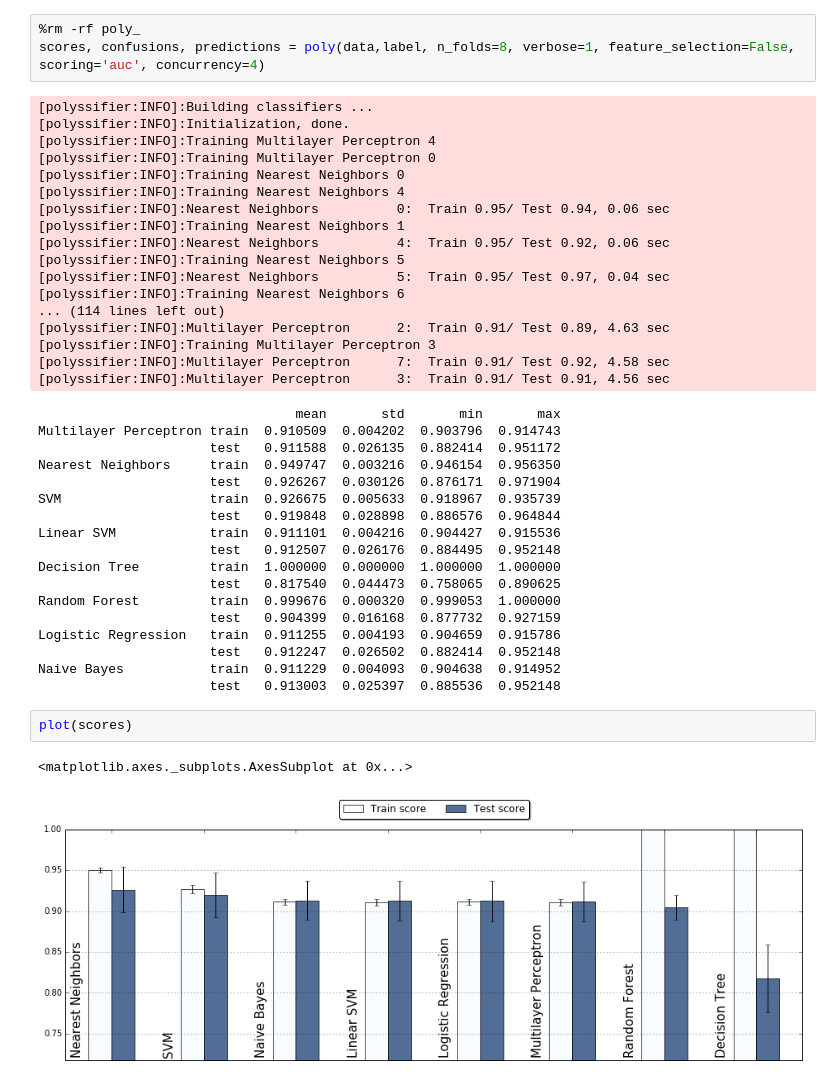
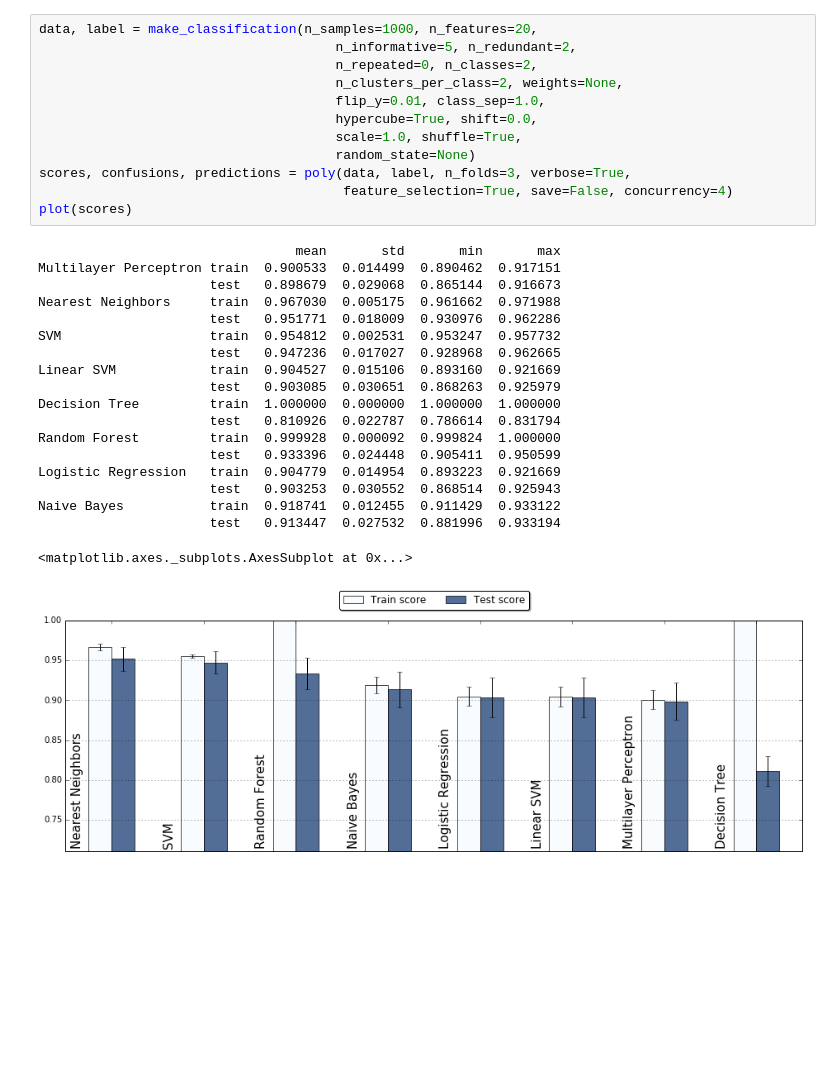
Before and after one commit to alvarouc/polyssifier, a Jupyter notebook: sample/example.ipynb, the cells around one changed output. Saved outputs shown, nothing was run; the diff lists cells and outputs as text; blank space fills up the shorter version.

```diff
--- a/sample/example.ipynb
+++ b/sample/example.ipynb
@@ -24,46 +30,35 @@ Using Theano backend.
-# %%
-%rm -rf poly_
-scores, confusions, predictions = poly(data,label, n_folds=8, verbose=1, feature_selection=False, scoring='auc', concurrency=4)
-# %% [output]
-[polyssifier:INFO]:Building classifiers ...
-[polyssifier:INFO]:Initialization, done.
-[polyssifier:INFO]:Training Multilayer Perceptron 4
-[polyssifier:INFO]:Training Multilayer Perceptron 0
-[polyssifier:INFO]:Training Nearest Neighbors 0
-[polyssifier:INFO]:Training Nearest Neighbors 4
-[polyssifier:INFO]:Nearest Neighbors          0:  Train 0.95/ Test 0.94, 0.06 sec
-[polyssifier:INFO]:Training Nearest Neighbors 1
-[polyssifier:INFO]:Nearest Neighbors          4:  Train 0.95/ Test 0.92, 0.06 sec
-[polyssifier:INFO]:Training Nearest Neighbors 5
-[polyssifier:INFO]:Nearest Neighbors          5:  Train 0.95/ Test 0.97, 0.04 sec
-[polyssifier:INFO]:Training Nearest Neighbors 6
-... (114 lines left out)
-[polyssifier:INFO]:Multilayer Perceptron      2:  Train 0.91/ Test 0.89, 4.63 sec
-[polyssifier:INFO]:Training Multilayer Perceptron 3
-[polyssifier:INFO]:Multilayer Perceptron      7:  Train 0.91/ Test 0.92, 4.58 sec
-[polyssifier:INFO]:Multilayer Perceptron      3:  Train 0.91/ Test 0.91, 4.56 sec
-                                 mean       std       min       max
-Multilayer Perceptron train  0.910509  0.004202  0.903796  0.914743
-                      test   0.911588  0.026135  0.882414  0.951172
-Nearest Neighbors     train  0.949747  0.003216  0.946154  0.956350
-                      test   0.926267  0.030126  0.876171  0.971904
-SVM                   train  0.926675  0.005633  0.918967  0.935739
-                      test   0.919848  0.028898  0.886576  0.964844
-Linear SVM            train  0.911101  0.004216  0.904427  0.915536
-                      test   0.912507  0.026176  0.884495  0.952148
-Decision Tree         train  1.000000  0.000000  1.000000  1.000000
-                      test   0.817540  0.044473  0.758065  0.890625
-Random Forest         train  0.999676  0.000320  0.999053  1.000000
-                      test   0.904399  0.016168  0.877732  0.927159
-Logistic Regression   train  0.911255  0.004193  0.904659  0.915786
-                      test   0.912247  0.026502  0.882414  0.952148
-Naive Bayes           train  0.911229  0.004093  0.904638  0.914952
-                      test   0.913003  0.025397  0.885536  0.952148
-# %%
-plot(scores)
-# %% [output]
-<matplotlib.axes._subplots.AxesSubplot at 0x...>
-[figure, removed]
+# %%
+data, label = make_classification(n_samples=1000, n_features=20,
+                                      n_informative=5, n_redundant=2,
+                                      n_repeated=0, n_classes=2,
+                                      n_clusters_per_class=2, weights=None,
+                                      flip_y=0.01, class_sep=1.0,
+                                      hypercube=True, shift=0.0,
+                                      scale=1.0, shuffle=True,
+                                      random_state=None)
+scores, confusions, predictions = poly(data, label, n_folds=3, verbose=True,
+                                       feature_selection=True, save=False, concurrency=4)
+plot(scores)
+# %% [output]
+                                 mean       std       min       max
+Multilayer Perceptron train  0.900533  0.014499  0.890462  0.917151
+                      test   0.898679  0.029068  0.865144  0.916673
+Nearest Neighbors     train  0.967030  0.005175  0.961662  0.971988
+                      test   0.951771  0.018009  0.930976  0.962286
+SVM                   train  0.954812  0.002531  0.953247  0.957732
+                      test   0.947236  0.017027  0.928968  0.962665
+Linear SVM            train  0.904527  0.015106  0.893160  0.921669
+                      test   0.903085  0.030651  0.868263  0.925979
+Decision Tree         train  1.000000  0.000000  1.000000  1.000000
+                      test   0.810926  0.022787  0.786614  0.831794
+Random Forest         train  0.999928  0.000092  0.999824  1.000000
+                      test   0.933396  0.024448  0.905411  0.950599
+Logistic Regression   train  0.904779  0.014954  0.893223  0.921669
+                      test   0.903253  0.030552  0.868514  0.925943
+Naive Bayes           train  0.918741  0.012455  0.911429  0.933122
+                      test   0.913447  0.027532  0.881996  0.933194
+<matplotlib.axes._subplots.AxesSubplot at 0x...>
+[figure, added]
 # %%
 for key, val in confusions.items():
     print(key)
```
Also changed, not shown: parts of 4 cells of this notebook, 4 other files.
